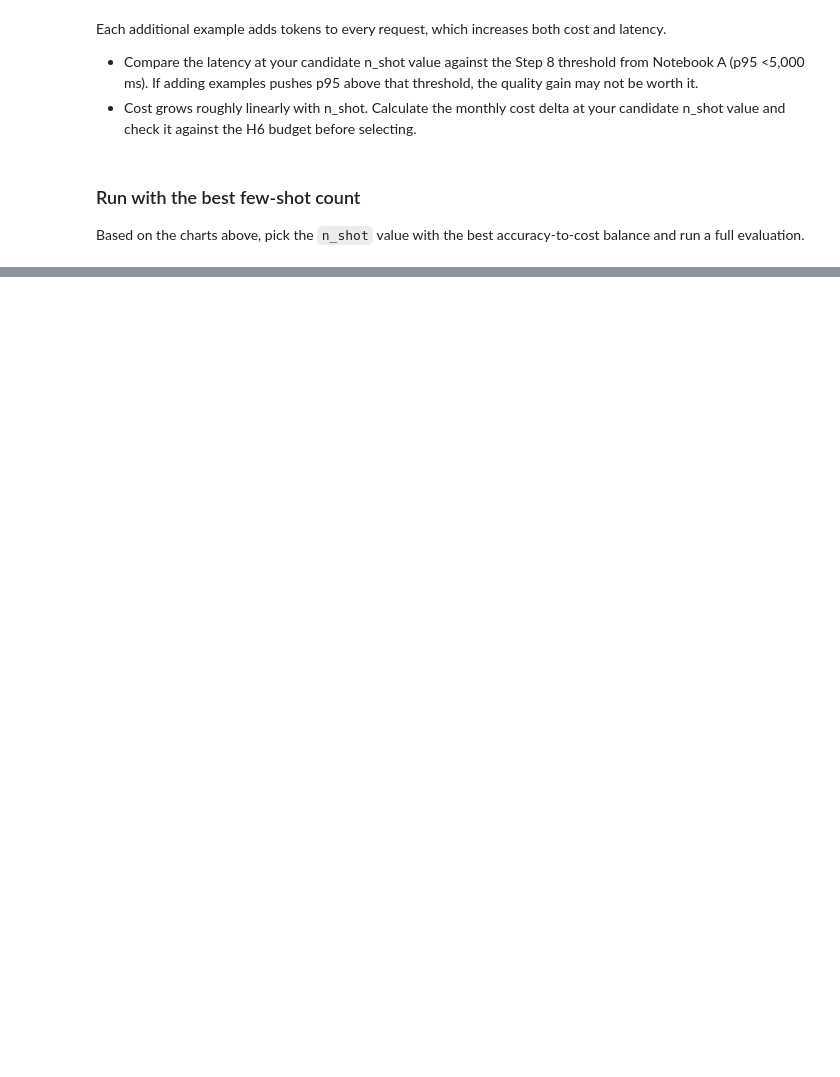
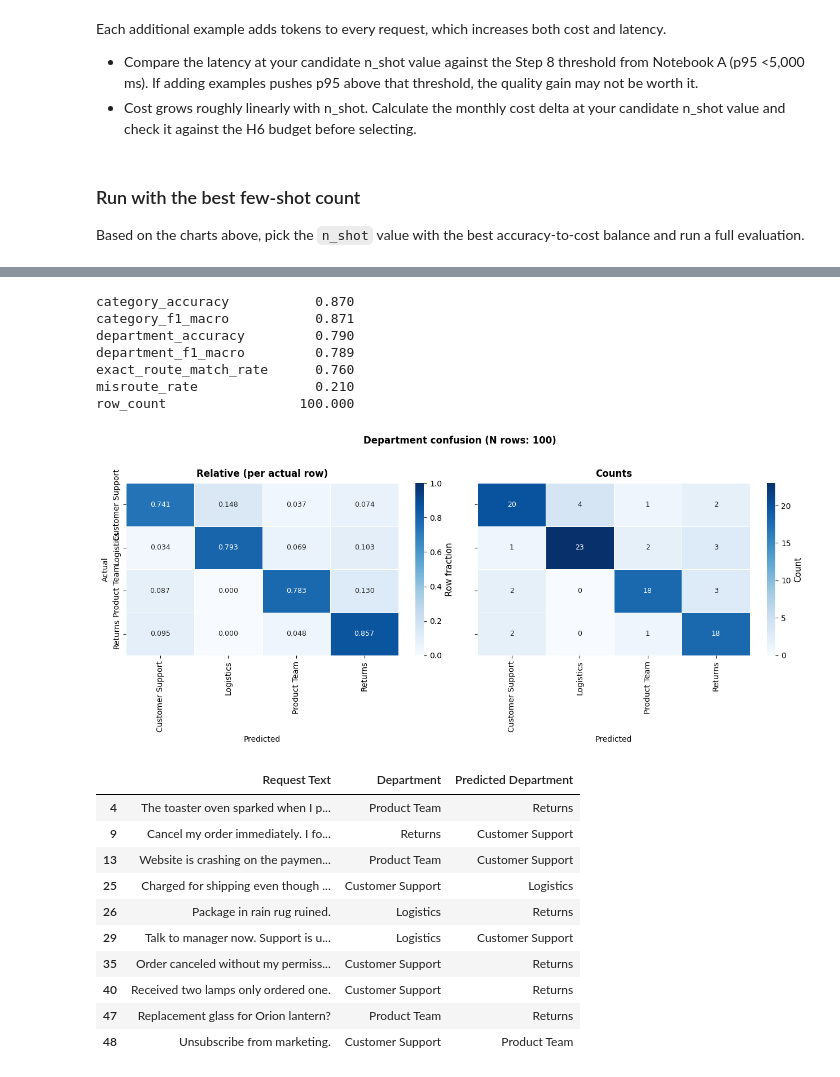
Before and after one commit to mnrozhkov/ai_leader, a Jupyter notebook: notebooks/notebook_b.ipynb, the cells around one changed output, grey strips where cells are left out. Saved outputs shown, nothing was run; the diff lists cells and outputs as text; code cells hidden in the pictures; blank space fills up the shorter version.

```diff
--- a/notebooks/notebook_b.ipynb
+++ b/notebooks/notebook_b.ipynb
@@ -258,8 +276,8 @@ ablation_config = FewShotAblationConfig(
     best_model=MODEL_TO_EVALUATE,
     few_shot_counts=N_SHOT_VALUES,
     ablation_random_state=42,
-    few_shot_pool_n=32,
-    ablation_eval_n=68,
+    few_shot_pool_n=40,
+    ablation_eval_n=60,
 )
 
 few_shot_pool_df, eval_df_fixed, few_shot_counts = prepare_few_shot_ablation_slice(
@@ -267,15 +285,15 @@ few_shot_pool_df, eval_df_fixed, few_shot_counts = prepare_few_shot_ablation_sli
     config=ablation_config,
 )
 
-# Measure few-shot gain on top of the improved prompt (same prompt as best_n_run),
-# so the selected n_shot is comparable to the rest of this notebook.
+# Measure few-shot gain on the default prompt (same prompt as the Step 2 baseline
+# and as best_n_run), so the few-shot lever is directly comparable to the baseline.
 ablation_df, _phase2_predictions = await run_few_shot_ablation_async(
     few_shot_pool_df=few_shot_pool_df,
     eval_df_fixed=eval_df_fixed,
     few_shot_counts=few_shot_counts,
     best_model=MODEL_TO_EVALUATE,
     client=client,
-    system_prompt=IMPROVED_SYSTEM_PROMPT,
+    system_prompt=DEFAULT_SYSTEM_PROMPT,
     show_progress=True,
 )
 
@@ -317,9 +344,11 @@ print(f"Selected best n_shot = {best_n}")
 # %%
+# Choose best n_shot from ablation (priority: department accuracy, then category accuracy).
+best_n = 8
 best_n_run = await evaluate_model_on_dataframe_async(
     df=df,
     model=MODEL_TO_EVALUATE,
     client=client,
-    system_prompt=IMPROVED_SYSTEM_PROMPT,
+    system_prompt=DEFAULT_SYSTEM_PROMPT,
     few_shot_df=few_shot_pool_df.head(best_n),
 )
 # %%
@@ -350,3 +385,33 @@ If the same department confusions recur here that you saw in Step 4, further ite
+# %%
+# Department confusion + sample mistakes for the best few-shot run
+# (category confusion hidden so we focus on department routing).
+mistakes = display_evaluation_with_department_mistakes(
+    eval_results=best_n_run,
+    eval_df=df,
+    max_rows=10,
+    show_category_confusion=False,
+)
+mistakes
+# %% [output]
+category_accuracy           0.870
+category_f1_macro           0.871
+department_accuracy         0.790
+department_f1_macro         0.789
+exact_route_match_rate      0.760
+misroute_rate               0.210
+row_count                 100.000
+[figure, added]
+|  | Request Text | Department | Predicted Department |
+| 4 | The toaster oven sparked when I p... | Product Team | Returns |
+| 9 | Cancel my order immediately. I fo... | Returns | Customer Support |
+| 13 | Website is crashing on the paymen... | Product Team | Customer Support |
+| 25 | Charged for shipping even though ... | Customer Support | Logistics |
+| 26 | Package in rain rug ruined. | Logistics | Returns |
+| 29 | Talk to manager now. Support is u... | Logistics | Customer Support |
+| 35 | Order canceled without my permiss... | Customer Support | Returns |
+| 40 | Received two lamps only ordered one. | Customer Support | Returns |
+| 47 | Replacement glass for Orion lantern? | Product Team | Returns |
+| 48 | Unsubscribe from marketing. | Customer Support | Product Team |
 # %% [markdown]
 ## Summary
 
```
Also changed, not shown: parts of 52 cells of this notebook, 2 other files.
